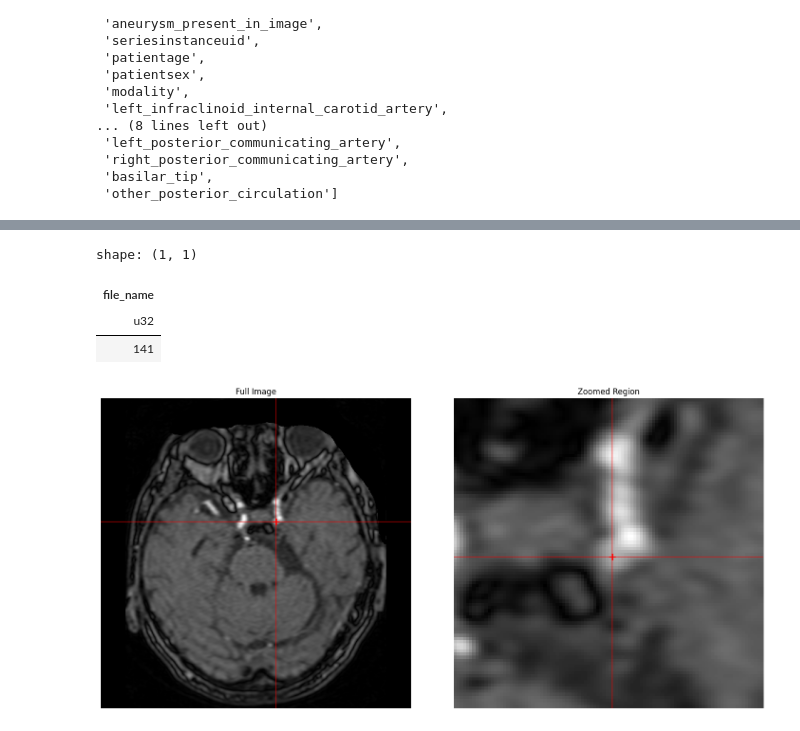
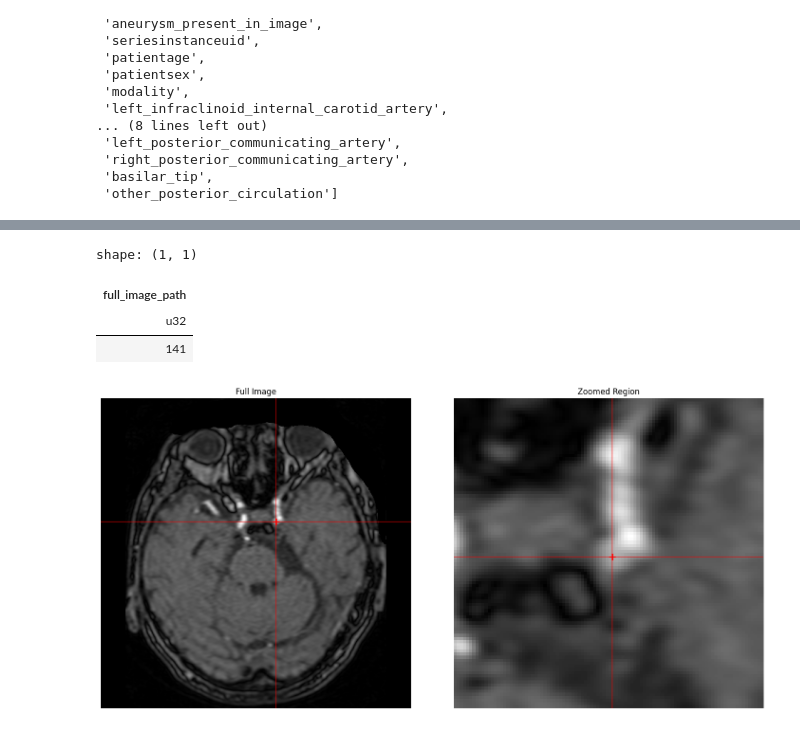
Before and after one commit to sumaniitm/RSNA_Intracranial_Aneurysm_Detection_2025, a Jupyter notebook: suman-notebook-1.ipynb, the cells around one changed output, grey strips where cells are left out. Cells and saved outputs as stored; diff of their text form; code cells hidden in the pictures.

Commit message:
Kaggle Notebook | Complete train Metadata using duckdb and polars | Version 11

```diff
--- a/suman-notebook-1.ipynb
+++ b/suman-notebook-1.ipynb
@@ -449,6 +449,20 @@ Shape of training metadata (1001346, 24)
  'right_posterior_communicating_artery',
  'basilar_tip',
  'other_posterior_circulation']
+# %%
+root_folder = "/kaggle/input/rsna-intracranial-aneurysm-detection/series"
+
+def create_full_image_path(row_data):
+    return row_data['root_folder'] + '/' + row_data['seriesinstanceuid'] + '/' + row_data['file_name']
+
+df_all_data = df_all_data.with_columns(pl.lit(root_folder).alias("root_folder"))
+# %%
+df_all_data = df_all_data.with_columns([
+    pl.struct(pl.col("root_folder"), pl.col("seriesinstanceuid"), pl.col("file_name"))
+    .map_elements(create_full_image_path, return_dtype=pl.String)
+    #.cast(pl.String)
+    .alias("full_image_path")
+])
 # %%
 df_all_data.filter(
     (pl.col('coordinates_x').is_not_null())
@@ -492,12 +506,12 @@ shape: (10, 24)
 # %%
 df_all_data.filter(
     (pl.col('coordinates_x').is_not_null())
     &
     (pl.col('coordinates_f') != 0)
-).select(pl.col('file_name')).count()
+).select(pl.col('full_image_path')).count()
 # %% [output]
 shape: (1, 1)
-| file_name |
+| full_image_path |
 | u32 |
 | 141 |
 # %%
```
Also changed, not shown: parts of 16 cells of this notebook.
